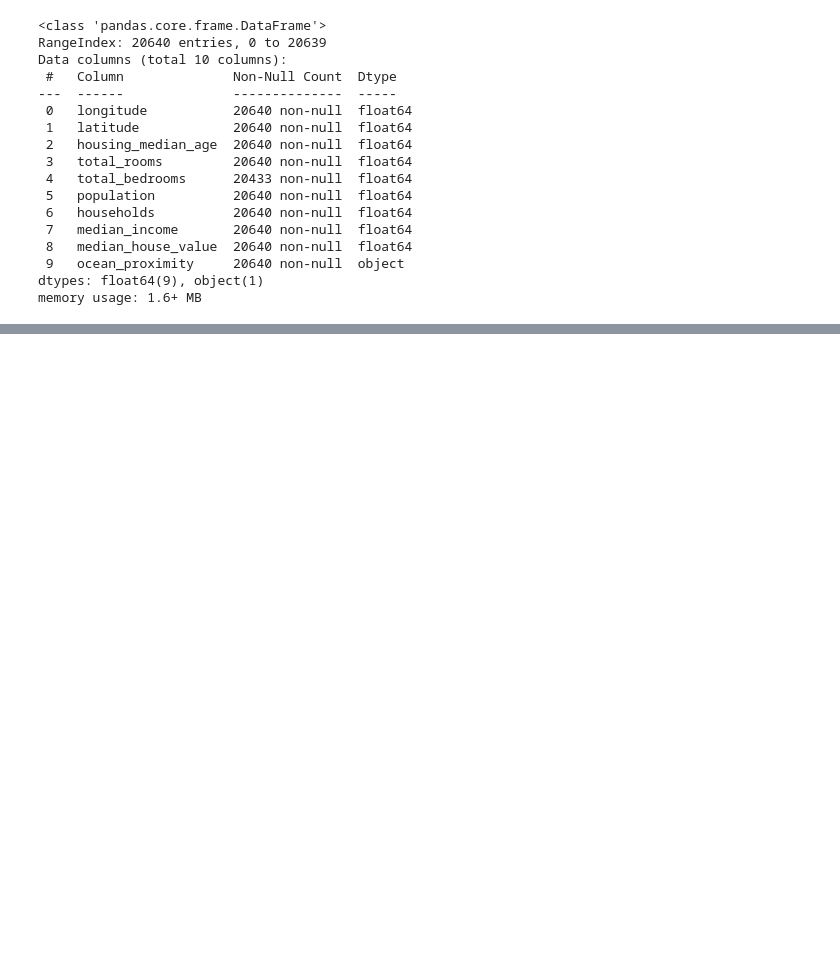
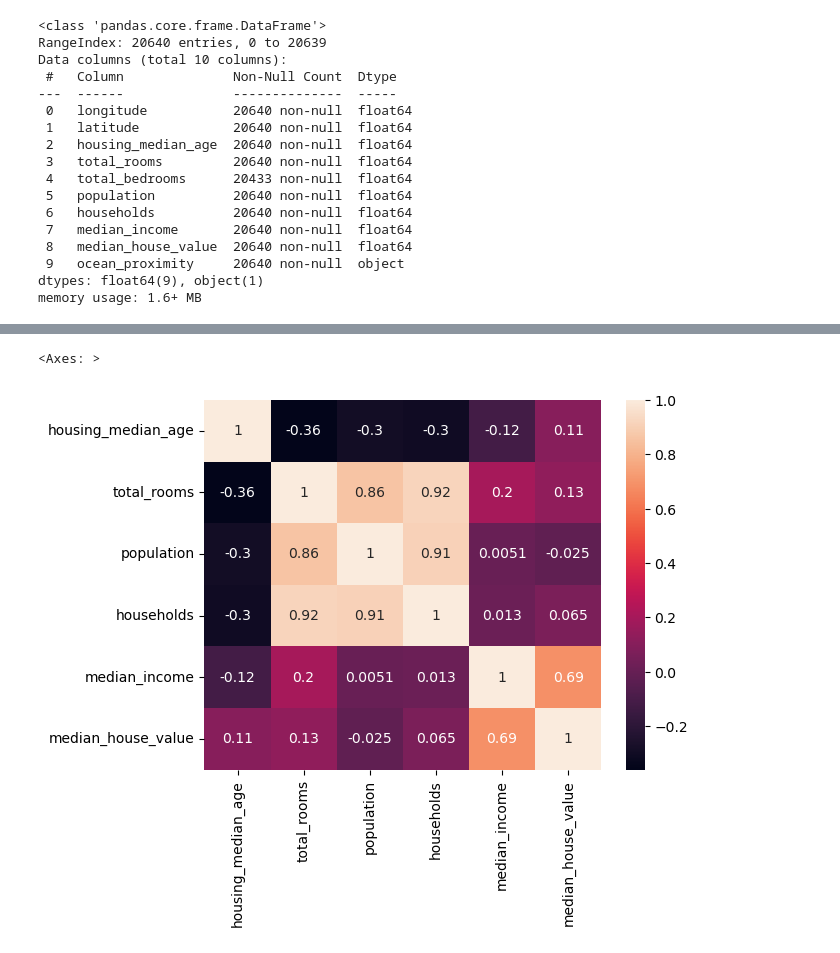
Before and after one commit to lis497/UCBerkeley-Haas-ML, a Jupyter notebook: M8/M8_TryIt1_California_Real_Estate_Prices1.ipynb, the cells around one changed output, grey strips where cells are left out. Saved outputs shown, nothing was run; the diff lists cells and outputs as text; code cells hidden in the pictures; blank space fills up the shorter version.

```diff
--- a/M8/M8_TryIt1_California_Real_Estate_Prices1.ipynb
+++ b/M8/M8_TryIt1_California_Real_Estate_Prices1.ipynb
@@ -50,0 +134,5 @@ memory usage: 1.6+ MB
+# %%
+sns.heatmap(df_num[['housing_median_age','total_rooms','population','households','median_income','median_house_value']].corr(), annot = True)
+# %% [output]
+<Axes: >
+[figure, added]
```
Also changed, not shown: parts of 10 cells of this notebook.
